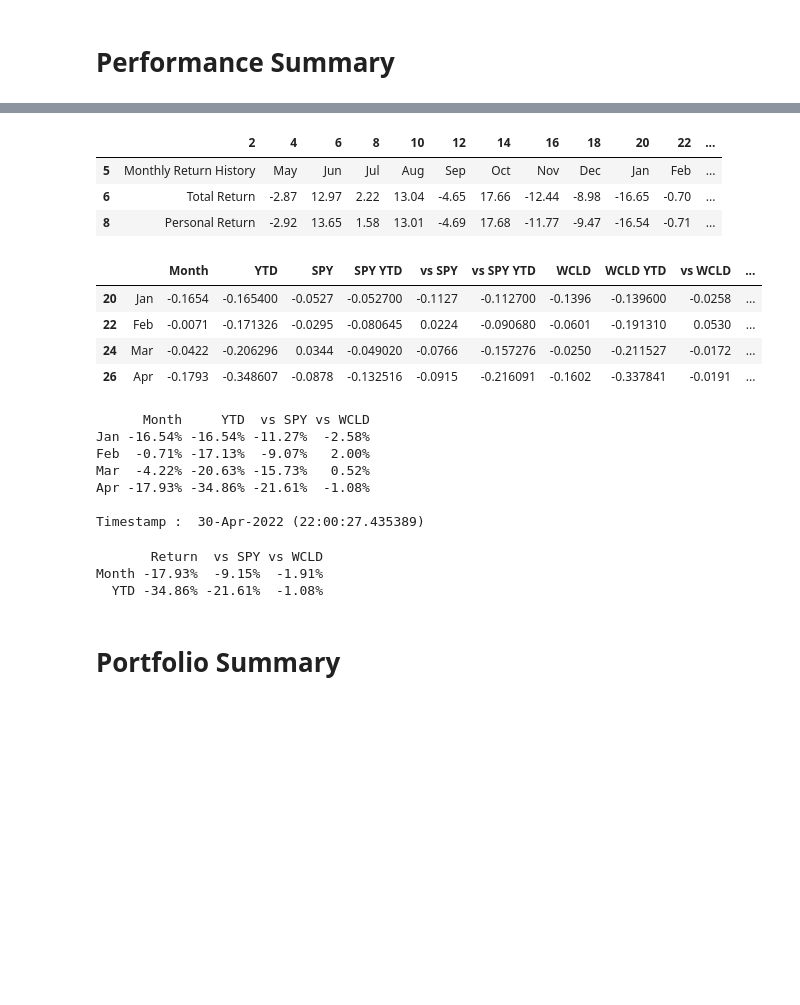
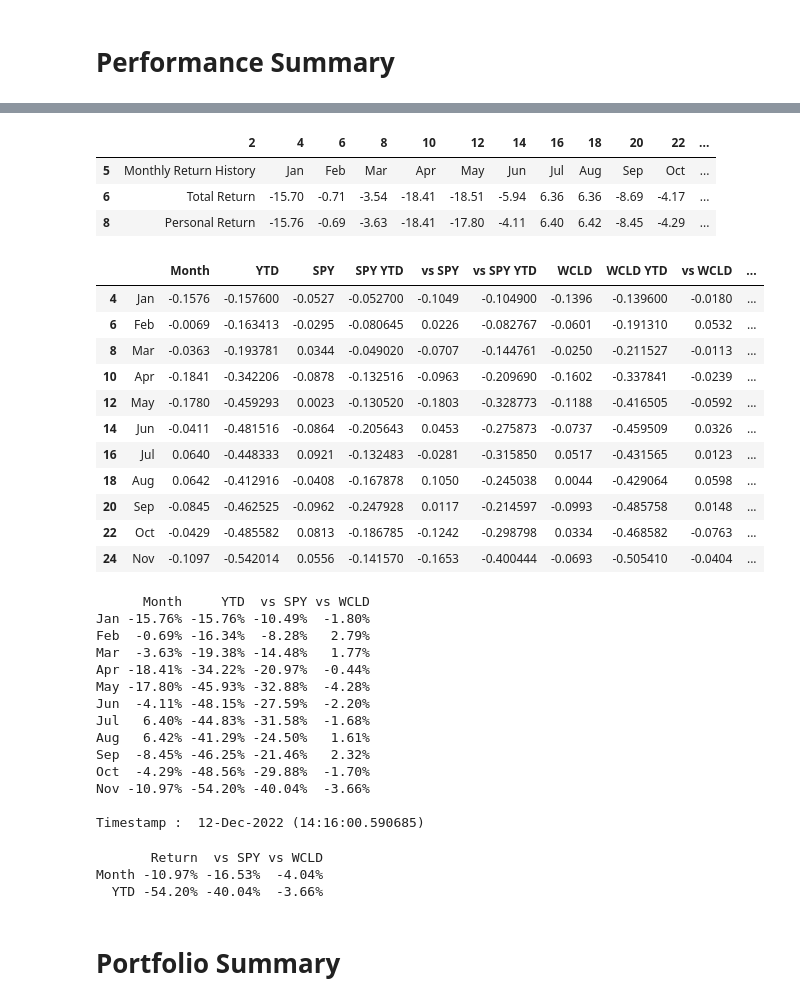
Before and after one commit to stan1eycc/investor-toolbox, a Jupyter notebook: notebooks/ms_parser_v2.ipynb, the cells around one changed output, grey strips where cells are left out. Saved outputs shown, nothing was run; the diff lists cells and outputs as text; code cells hidden in the pictures; blank space fills up the shorter version.

Commit message:
Update ms_parser_v2.ipynb
monthly update

```diff
--- a/notebooks/ms_parser_v2.ipynb
+++ b/notebooks/ms_parser_v2.ipynb
@@ -22,7 +22,7 @@ def getTimestamp():
 file_location = '../examples'
 
 annual_cfg_year = '2022'
-annual_cfg_date = ['0131','0228','0331','0430']
+annual_cfg_date = ['0131','0228','0331','0430','0531','0630','0731','0831','0930','1031','1130']
 
 portfolio_name_cfg = ['FRC1CS','FRC2TD','FRC3IB']
 portfolio_summary_name = 'Stocks.xls'
@@ -36,9 +36,10 @@ benchmark_2_tiker = 'WCLD'
 
 # Parse Configuration
 annual_month = ['Jan','Feb','Mar','Apr','May','Jun','Jul','Aug','Sep','Oct','Nov','Dec']
+current_month_i = len(annual_cfg_date) - 1
 
-current_month_i = len(annual_cfg_date) - 1
-current_portfolio_i = 1
+# Portfolio ID
+current_portfolio_i = 0
 
 summary_format = {
     'Month': '{:,.2%}'.format,
@@ -186,9 +187,9 @@ if current_month_i == 11 :
 mon_df
 # %% [output]
 |  | 2 | 4 | 6 | 8 | 10 | 12 | 14 | 16 | 18 | 20 | 22 | ... |
-| 5 | Monthly Return History | May | Jun | Jul | Aug | Sep | Oct | Nov | Dec | Jan | Feb | ... |
-| 6 | Total Return | -2.87 | 12.97 | 2.22 | 13.04 | -4.65 | 17.66 | -12.44 | -8.98 | -16.65 | -0.70 | ... |
-| 8 | Personal Return | -2.92 | 13.65 | 1.58 | 13.01 | -4.69 | 17.68 | -11.77 | -9.47 | -16.54 | -0.71 | ... |
+| 5 | Monthly Return History | Jan | Feb | Mar | Apr | May | Jun | Jul | Aug | Sep | Oct | ... |
+| 6 | Total Return | -15.70 | -0.71 | -3.54 | -18.41 | -18.51 | -5.94 | 6.36 | 6.36 | -8.69 | -4.17 | ... |
+| 8 | Personal Return | -15.76 | -0.69 | -3.63 | -18.41 | -17.80 | -4.11 | 6.40 | 6.42 | -8.45 | -4.29 | ... |
 # %%
 # Build summary dataframe
 
@@ -211,37 +212,47 @@ df = df.iloc[[0,1] ,list(df.iloc[0,]).index('Jan'):]
 df = df.T
 df.columns = [' ', 'Month']
 df['Month'] = pd.to_numeric(df['Month'])/100
 df['YTD'] = ((df['Month'] + 1).cumprod() - 1)
 summary_df[bm_ticker] = list(df['Month'])
 summary_df[bm_ticker +' YTD'] = list(df['YTD'])
 
 summary_df['vs ' + bm_ticker] = summary_df['Month'] - summary_df[bm_ticker]
 summary_df['vs ' + bm_ticker +' YTD'] = summary_df['YTD'] - summary_df[bm_ticker +' YTD']
 
 
 #bm_2
 bm_name = benchmark_2
 bm_ticker = benchmark_2_tiker
 i = list(res_df[1]).index(bm_name)
 df = res_df.iloc[i:i+3,]
 df = df.iloc[[0,1] ,list(df.iloc[0,]).index('Jan'):]
 df = df.T
 df.columns = [' ', 'Month']
 df['Month'] = pd.to_numeric(df['Month']) / 100
 df['YTD'] = ((df['Month'] + 1).cumprod() - 1)
 summary_df[bm_ticker] = list(df['Month'])
 summary_df[bm_ticker +' YTD'] = list(df['YTD'])
 
 summary_df['vs ' + bm_ticker] = summary_df['Month'] - summary_df[bm_ticker]
 summary_df['vs ' + bm_ticker +' YTD'] = summary_df['YTD'] - summary_df[bm_ticker +' YTD']
 
+# Remove uncompleted row
+summary_df = summary_df.iloc[:current_month_i+1,]
+
 summary_df
 # %% [output]
 |  |  | Month | YTD | SPY | SPY YTD | vs SPY | vs SPY YTD | WCLD | WCLD YTD | vs WCLD | ... |
-| 20 | Jan | -0.1654 | -0.165400 | -0.0527 | -0.052700 | -0.1127 | -0.112700 | -0.1396 | -0.139600 | -0.0258 | ... |
-| 22 | Feb | -0.0071 | -0.171326 | -0.0295 | -0.080645 | 0.0224 | -0.090680 | -0.0601 | -0.191310 | 0.0530 | ... |
-| 24 | Mar | -0.0422 | -0.206296 | 0.0344 | -0.049020 | -0.0766 | -0.157276 | -0.0250 | -0.211527 | -0.0172 | ... |
-| 26 | Apr | -0.1793 | -0.348607 | -0.0878 | -0.132516 | -0.0915 | -0.216091 | -0.1602 | -0.337841 | -0.0191 | ... |
+| 4 | Jan | -0.1576 | -0.157600 | -0.0527 | -0.052700 | -0.1049 | -0.104900 | -0.1396 | -0.139600 | -0.0180 | ... |
+| 6 | Feb | -0.0069 | -0.163413 | -0.0295 | -0.080645 | 0.0226 | -0.082767 | -0.0601 | -0.191310 | 0.0532 | ... |
+| 8 | Mar | -0.0363 | -0.193781 | 0.0344 | -0.049020 | -0.0707 | -0.144761 | -0.0250 | -0.211527 | -0.0113 | ... |
+| 10 | Apr | -0.1841 | -0.342206 | -0.0878 | -0.132516 | -0.0963 | -0.209690 | -0.1602 | -0.337841 | -0.0239 | ... |
+| 12 | May | -0.1780 | -0.459293 | 0.0023 | -0.130520 | -0.1803 | -0.328773 | -0.1188 | -0.416505 | -0.0592 | ... |
+| 14 | Jun | -0.0411 | -0.481516 | -0.0864 | -0.205643 | 0.0453 | -0.275873 | -0.0737 | -0.459509 | 0.0326 | ... |
+| 16 | Jul | 0.0640 | -0.448333 | 0.0921 | -0.132483 | -0.0281 | -0.315850 | 0.0517 | -0.431565 | 0.0123 | ... |
+| 18 | Aug | 0.0642 | -0.412916 | -0.0408 | -0.167878 | 0.1050 | -0.245038 | 0.0044 | -0.429064 | 0.0598 | ... |
+| 20 | Sep | -0.0845 | -0.462525 | -0.0962 | -0.247928 | 0.0117 | -0.214597 | -0.0993 | -0.485758 | 0.0148 | ... |
+| 22 | Oct | -0.0429 | -0.485582 | 0.0813 | -0.186785 | -0.1242 | -0.298798 | 0.0334 | -0.468582 | -0.0763 | ... |
+| 24 | Nov | -0.1097 | -0.542014 | 0.0556 | -0.141570 | -0.1653 | -0.400444 | -0.0693 | -0.505410 | -0.0404 | ... |
 # %%
 # Print results (new layout)
 
@@ -258,12 +269,19 @@ print(result.to_string(index=False,formatters=summary_format))
 print('\nTimestamp : ', getTimestamp())
 # %% [output]
       Month     YTD  vs SPY vs WCLD
-Jan -16.54% -16.54% -11.27%  -2.58%
-Feb  -0.71% -17.13%  -9.07%   2.00%
-Mar  -4.22% -20.63% -15.73%   0.52%
-Apr -17.93% -34.86% -21.61%  -1.08%
+Jan -15.76% -15.76% -10.49%  -1.80%
+Feb  -0.69% -16.34%  -8.28%   2.79%
+Mar  -3.63% -19.38% -14.48%   1.77%
+Apr -18.41% -34.22% -20.97%  -0.44%
+May -17.80% -45.93% -32.88%  -4.28%
+Jun  -4.11% -48.15% -27.59%  -2.20%
+Jul   6.40% -44.83% -31.58%  -1.68%
+Aug   6.42% -41.29% -24.50%   1.61%
+Sep  -8.45% -46.25% -21.46%   2.32%
+Oct  -4.29% -48.56% -29.88%  -1.70%
+Nov -10.97% -54.20% -40.04%  -3.66%
 
-Timestamp :  30-Apr-2022 (22:00:27.435389)
+Timestamp :  12-Dec-2022 (14:16:00.590685)
 # %%
 # Print latest benchmark comparing
 
@@ -271,7 +289,8 @@ t_df = summary_df[summary_df[' '] == annual_month[current_month_i]]
 a_df = t_df.iloc[:,[0,1,5,9]]
 b_df = t_df.iloc[:,[0,2,6,10]]
 b_df.columns = a_df.columns
-a_df = a_df.append(b_df,ignore_index=True)
+#a_df = a_df.append(b_df,ignore_index=True)
+a_df = pd.concat((a_df, b_df), ignore_index=True)
 
 a_df = a_df.rename(columns={'Month':'Return'})
 
@@ -281,8 +300,8 @@ a_df.iloc[1,0] = 'YTD'
 print(a_df.to_string(index=False,formatters=summary_format))
 # %% [output]
        Return  vs SPY vs WCLD
-Month -17.93%  -9.15%  -1.91%
-  YTD -34.86% -21.61%  -1.08%
+Month -10.97% -16.53%  -4.04%
+  YTD -54.20% -40.04%  -3.66%
 # %% [markdown]
 # Portfolio Summary
 # %%
```
Also changed, not shown: parts of 2 cells of this notebook.
